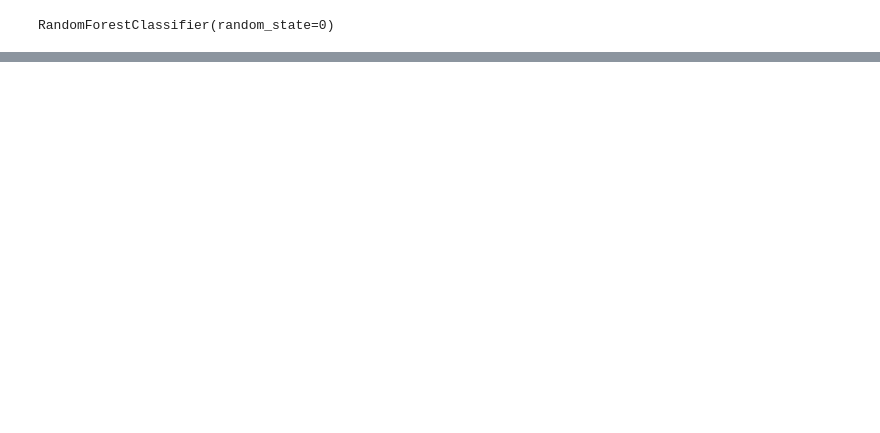
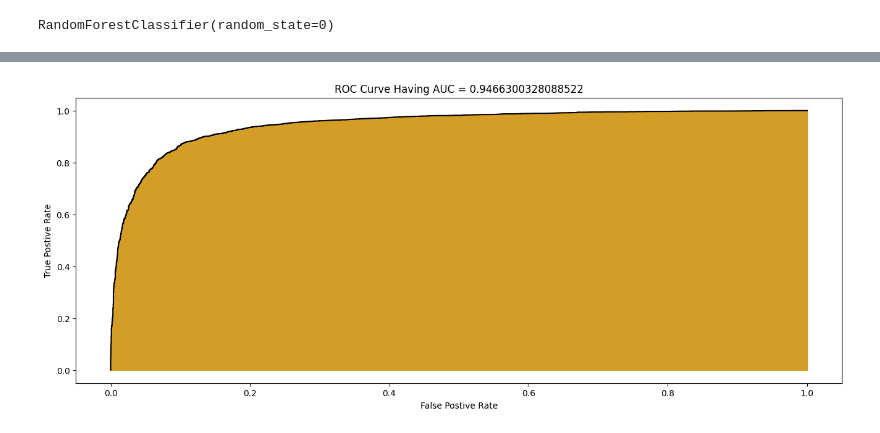
Before and after one commit to Kseymur/Bags_of_popcorn, a Jupyter notebook: NLP.ipynb, the cells around one changed output, grey strips where cells are left out. Saved outputs shown, nothing was run; the diff lists cells and outputs as text; code cells hidden in the pictures; blank space fills up the shorter version.

```diff
--- a/NLP.ipynb
+++ b/NLP.ipynb
@@ -231,0 +214,17 @@ With this simple method we got a good score — 0.84552. Also we checked if lemm
+# %%
+early_stopping = keras.callbacks.EarlyStopping(
+    patience=10,
+    min_delta=0.001,
+    restore_best_weights=True,
+)
+
+history = model.fit(
+    X_train, y_train,
+    validation_data=(X_test, y_test),
+    batch_size=512,
+    epochs=1000,
+    callbacks=[early_stopping],
+    verbose=0,
+)
+# %%
+y_pred_nn = model.predict(X_test)
@@ -231,0 +233,15 @@ With this simple method we got a good score — 0.84552. Also we checked if lemm
+# %%
+auc_test = roc_auc_score(y_test, y_pred_nn)
+fpr, tpr, _ = roc_curve(y_test, y_pred_nn)
+# %%
+def plot_auc_curve(fpr, tpr, auc):
+    plt.figure(figsize = (16,6))
+    plt.plot(fpr,tpr,'black',linestyle = '-')
+    plt.fill_between(fpr, tpr, alpha = 1, color='#D49E26')
+    plt.ylabel('True Postive Rate')
+    plt.xlabel('False Postive Rate')
+    plt.title(f'ROC Curve Having AUC = {auc}')
+# %%
+plot_auc_curve(fpr, tpr, auc_test)
+# %% [output]
+[figure, added]
```
Also changed, not shown: parts of 41 cells of this notebook.
